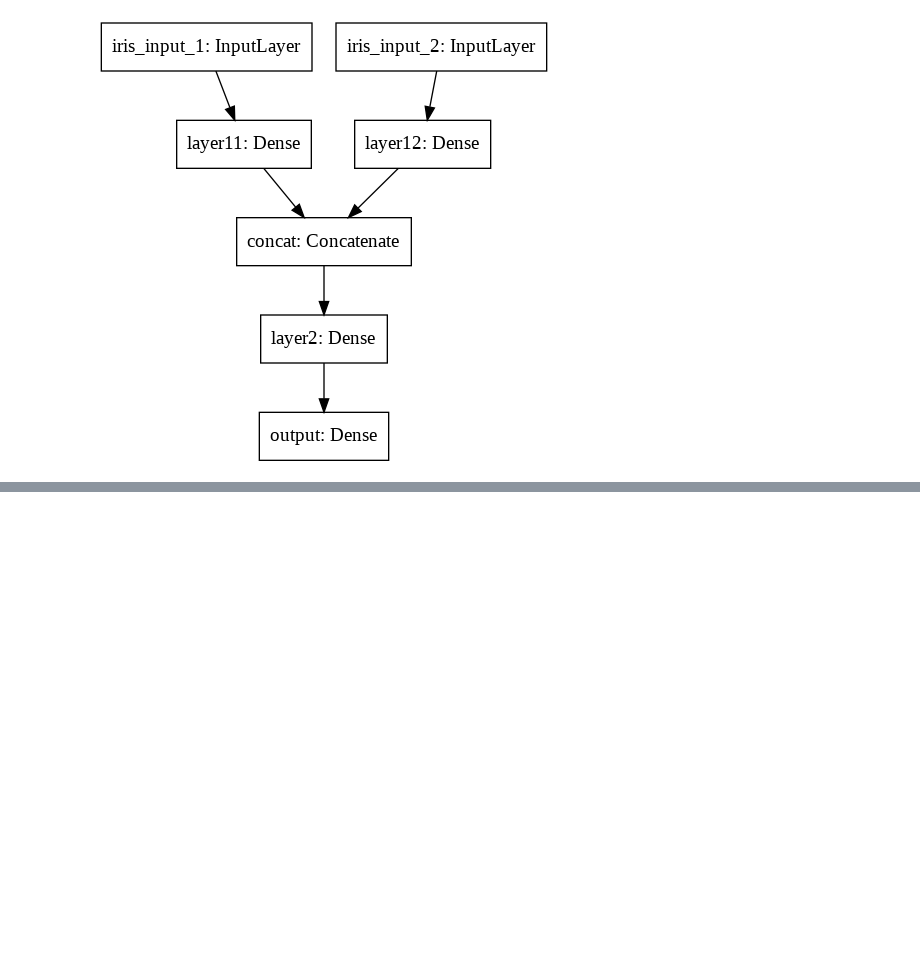
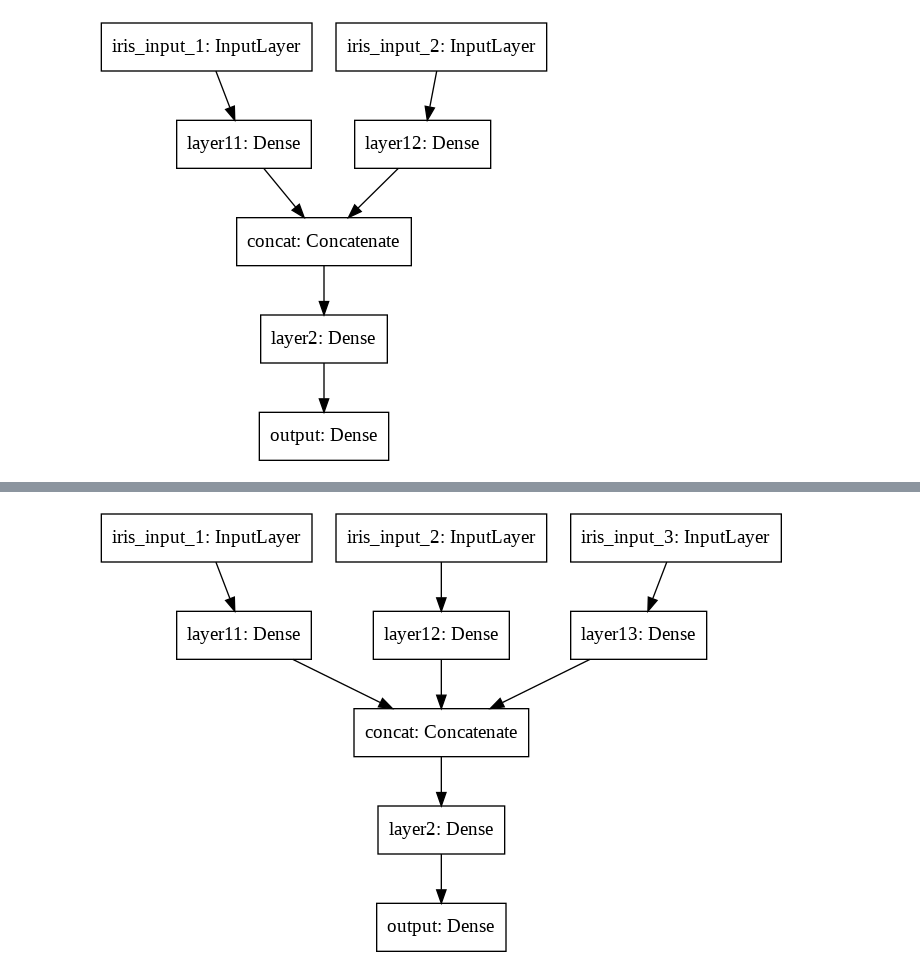
Before and after one commit to vishnurapps/FunctionalAPI-Tensorflow, a Jupyter notebook: IRIS_Functional_API.ipynb, the cells around one changed output, grey strips where cells are left out. Cells and saved outputs as stored; diff of their text form; code cells hidden in the pictures; blank space fills up the shorter version.

Commit message:
Three input model

```diff
--- a/IRIS_Functional_API.ipynb
+++ b/IRIS_Functional_API.ipynb
@@ -218,0 +292,6 @@ tf.keras.utils.plot_model(
+# %%
+#compile
+model.compile(optimizer=tf.keras.optimizers.RMSprop(lr=0.01),loss='categorical_crossentropy',metrics=['accuracy'])
+# %%
+#train
+model.fit([X_train,X_train,X_train],y_train_ohe,batch_size=16,epochs=5,validation_data=([X_test,X_test,X_test],y_test_ohe))
@@ -218,0 +311,12 @@ tf.keras.utils.plot_model(
+# %%
+#drawing model
+tf.keras.utils.plot_model(
+    model,
+    show_shapes=False,
+    show_layer_names=True,
+    rankdir='TB',
+    expand_nested=False,
+    dpi=96
+)
+# %% [output]
+[figure, added]
```
Also changed, not shown: parts of 12 cells of this notebook.
